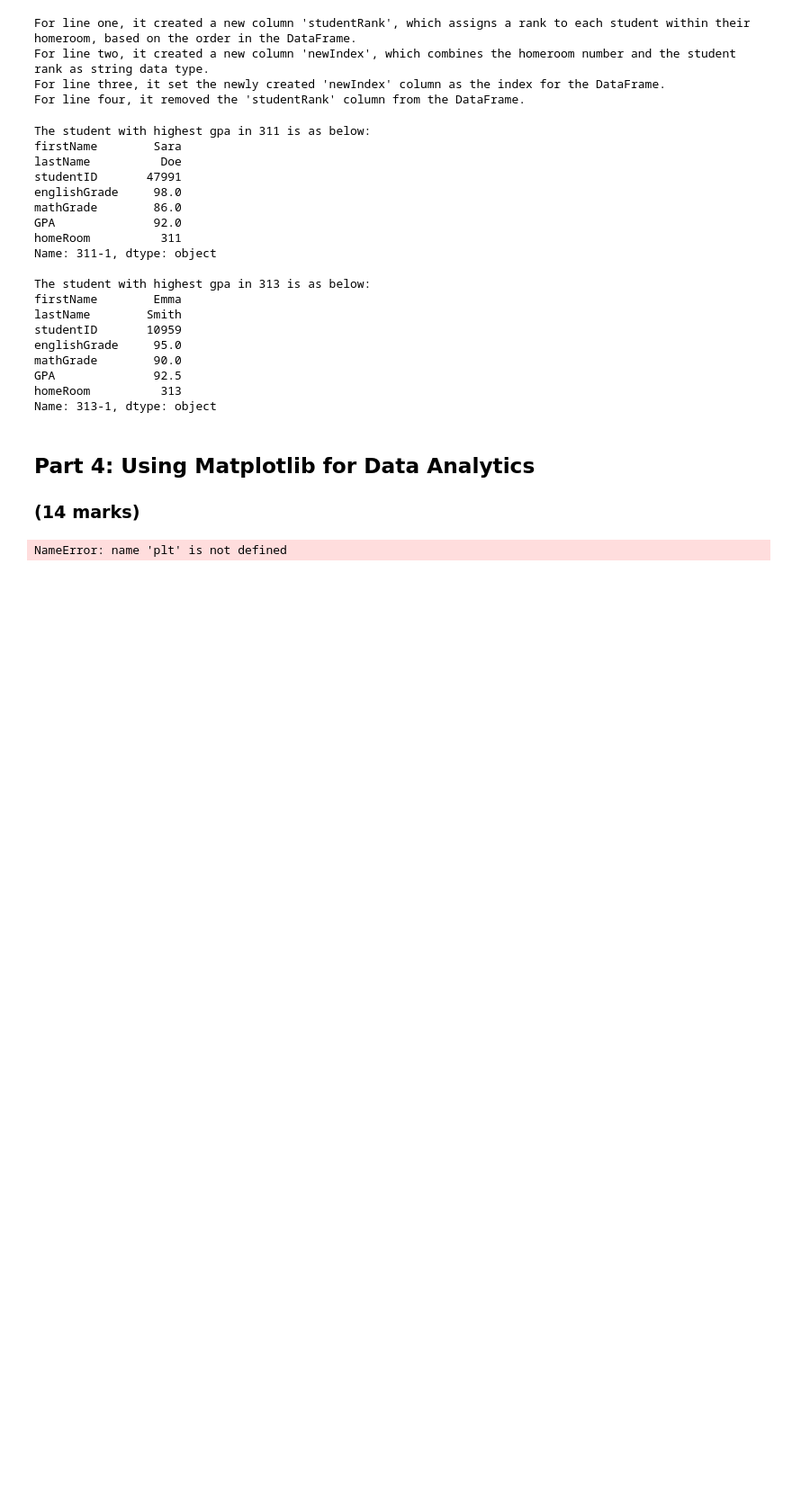
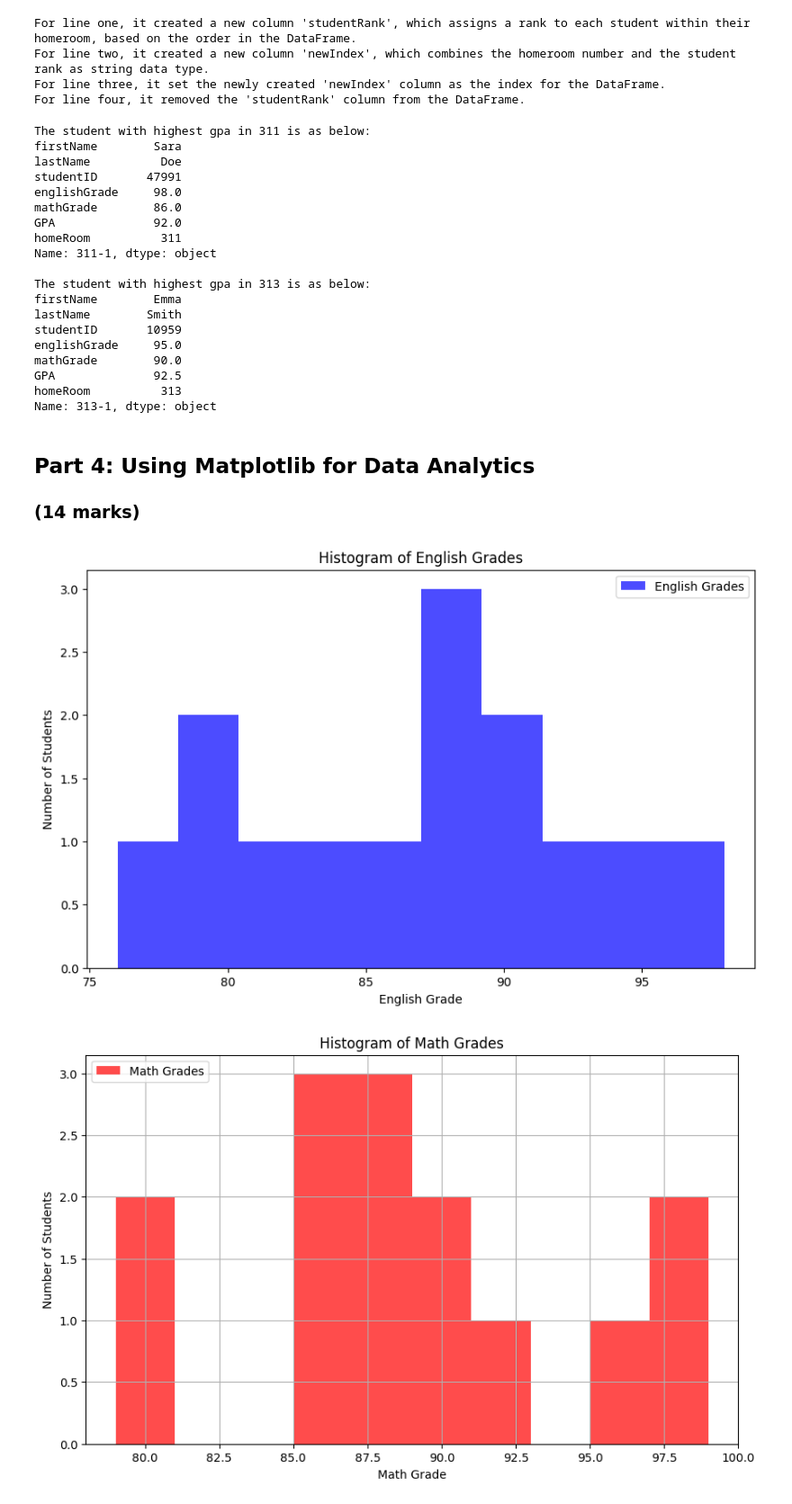
Before and after one commit to chshxiao/engg680_2024_fall, a Jupyter notebook: Lab_Assignment1/StudentGradeManagementSystem.ipynb, the cells around one changed output. Shown at 90% size. Saved outputs shown, nothing was run; the diff lists cells and outputs as text; code cells hidden in the pictures; blank space fills up the shorter version.

```diff
--- a/Lab_Assignment1/StudentGradeManagementSystem.ipynb
+++ b/Lab_Assignment1/StudentGradeManagementSystem.ipynb
@@ -458,29 +459,46 @@ Name: 313-1, dtype: object
 # %%
 # Let's use matplotlib to display a histogram of the grades distribution
 # Histograms are useful for seeing the distribution of the students grades
 
-plt.figure(figsize=(10, 6))
+plt.figure(1, figsize=(10, 6))
 plt.hist(df_studentGrades['englishGrade'], bins=10, alpha=0.7, label='English Grades', color='blue')
 
 # Step 1: Use the line above as reference to create a histogram for the math grades
 # (1 mark)
 #
+plt.figure(2, figsize=(10, 6))
+plt.hist(df_studentGrades['mathGrade'], bins=10, alpha=0.7, label='Math Grades', color='red')
 
 # Step 2: Ensure that your plot is descriptive, so use labels (x and y axis), a title, and a legend.
 # Hint: Use the matplotlib .legend(loc='<location>') to add and place the legend.
 # You can use 'upper left', 'upper right', 'lower left', and 'lower right' to specify the location.
 # (4 marks)
 #
+plt.figure(1)
+plt.title('Histogram of English Grades')
+plt.xlabel('English Grade')
+plt.ylabel('Number of Students')
+plt.legend(loc='upper right')
+
+plt.figure(2)
+plt.title('Histogram of Math Grades')
+plt.xlabel('Math Grade')
+plt.ylabel('Number of Students')
+
+plt.legend(loc='upper left')
 plt.grid(True)
 
 # Step 3: Use the .savefig('<image_title>'.png) to output an image file of the histogram.
 # Please be sure to use a descriptive title!
 # (1 mark)
 #
+plt.figure(2)
+plt.savefig('/content/drive/MyDrive/engg680_2024_fall/Lab_Assignment1/Histogram of Math Grades.png')
 
 plt.show()
 # %% [output]
-NameError: name 'plt' is not defined
+[figure, added]
+[figure, added]
 # %%
 # Let's also use matplotlib to display a scatter plot of English vs. Math grades
 # Scatter plots are useful for seeing the relationship between two variables
```
Also changed, not shown: parts of 5 cells of this notebook.
